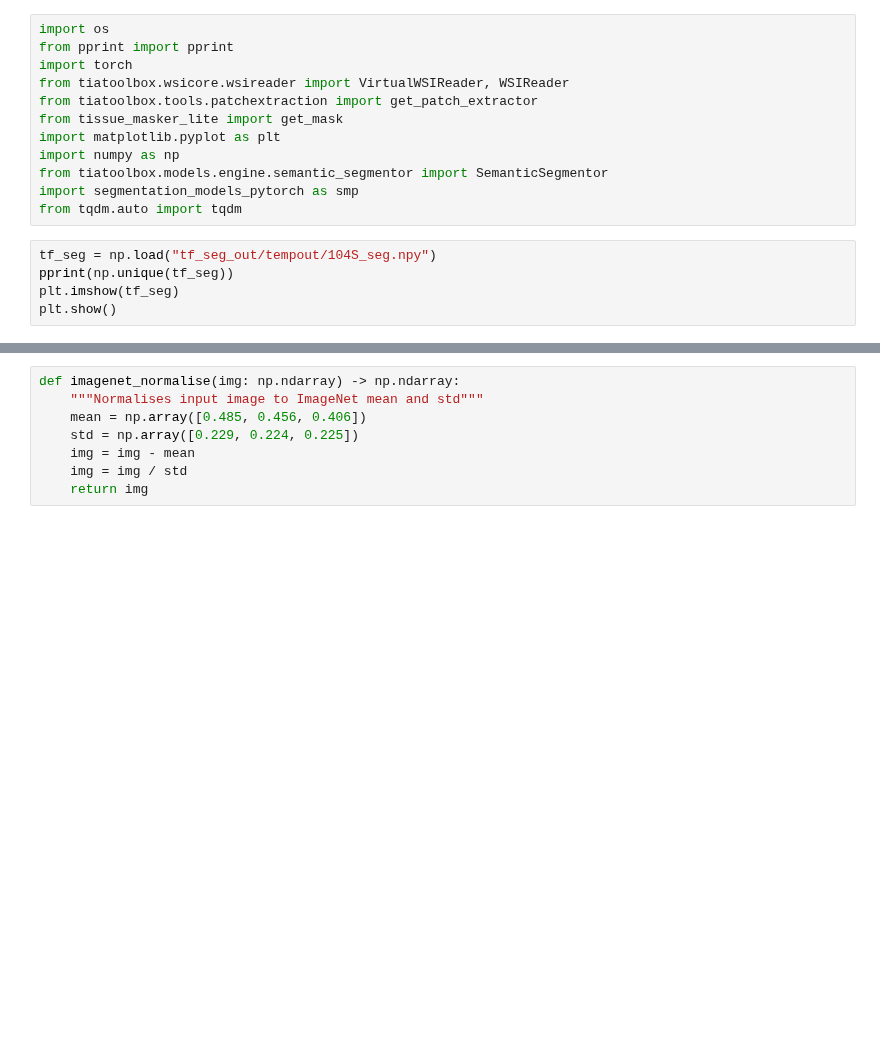
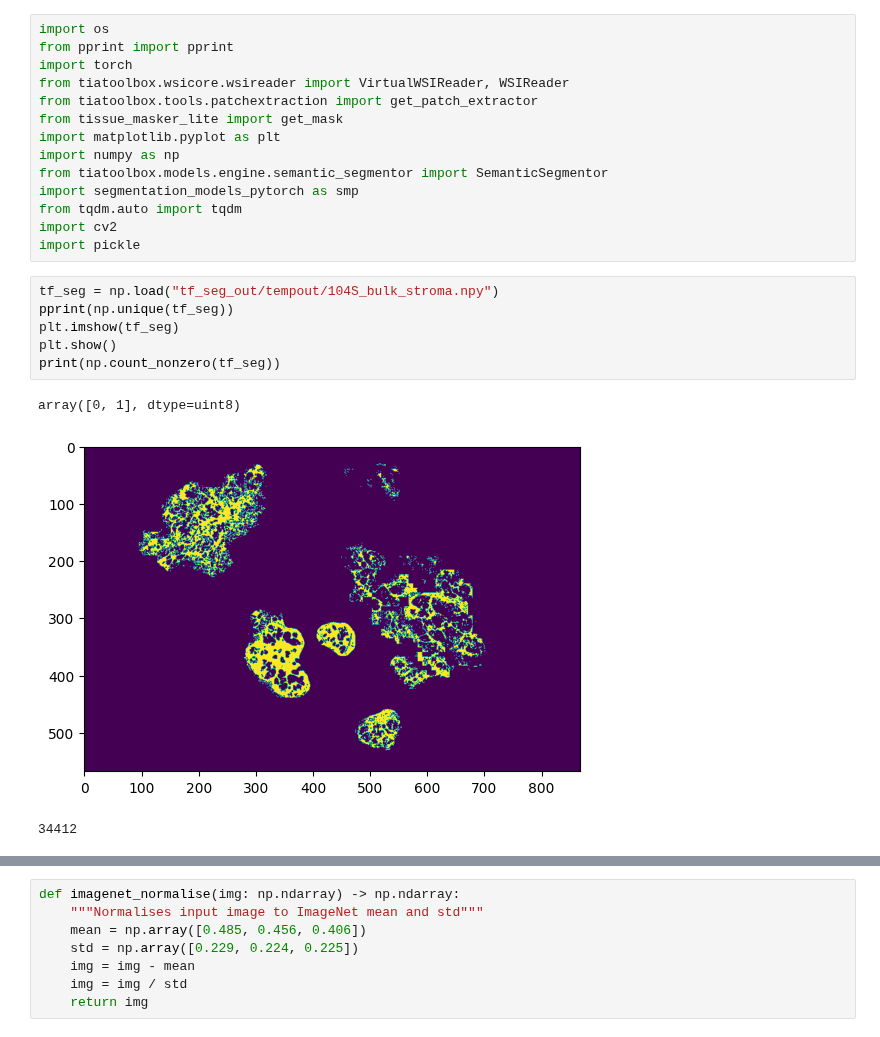
Before and after one commit to Jiaqi-Lv/TIAger-Torch, a Jupyter notebook: develop.ipynb, the cells around one changed output, grey strips where cells are left out. Drawn from its saved outputs; the diff is of its cells as text; blank space fills up the shorter version.

```diff
--- a/develop.ipynb
+++ b/develop.ipynb
@@ -10,11 +10,18 @@ import numpy as np
 from tiatoolbox.models.engine.semantic_segmentor import SemanticSegmentor
 import segmentation_models_pytorch as smp
 from tqdm.auto import tqdm
+import cv2
+import pickle
 # %%
-tf_seg = np.load("tf_seg_out/tempout/104S_seg.npy")
+tf_seg = np.load("tf_seg_out/tempout/104S_bulk_stroma.npy")
 pprint(np.unique(tf_seg))
 plt.imshow(tf_seg)
 plt.show()
+print(np.count_nonzero(tf_seg))
+# %% [output]
+array([0, 1], dtype=uint8)
+[figure, added]
+34412
 # %%
 wsi_path = "/home/u1910100/Documents/Tiger_Data/wsitils/images/104S.tif"
 image = WSIReader.open(wsi_path)
```
Also changed, not shown: parts of 8 cells of this notebook, 1 other file.
